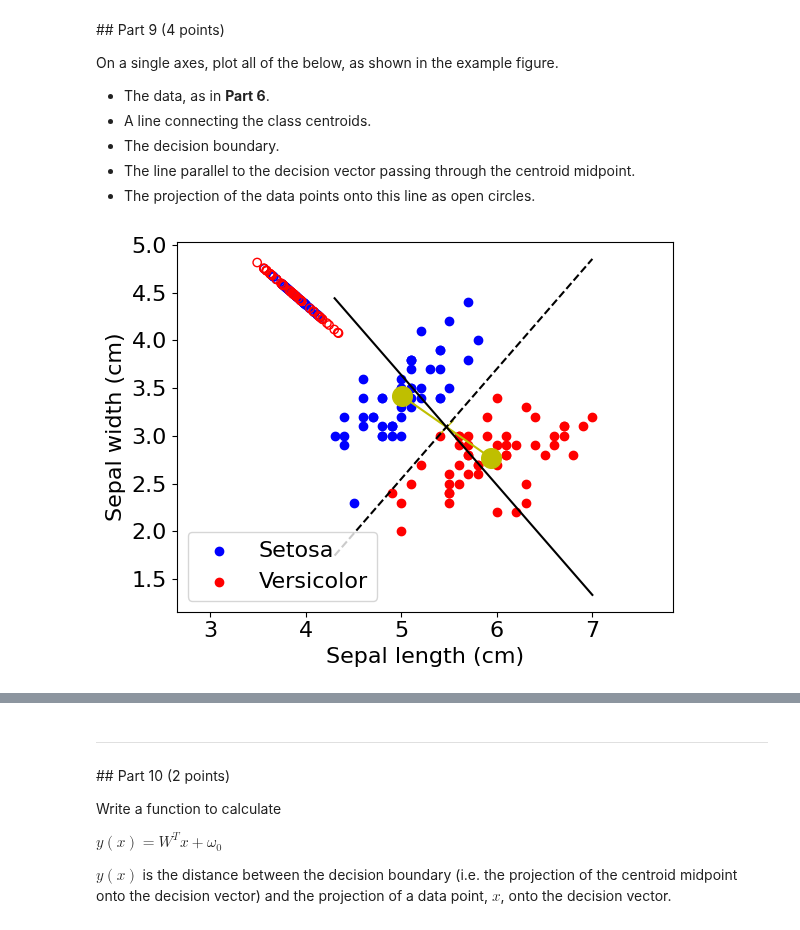
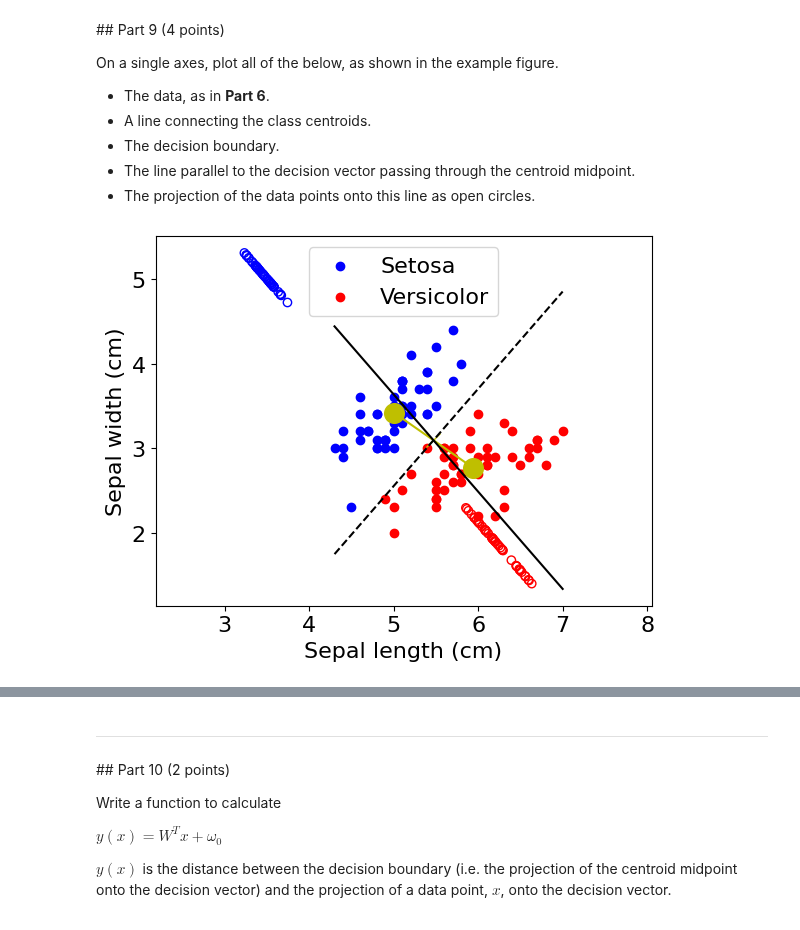
Before and after one commit to Urvi-M/BE559, a Jupyter notebook: Homework3_part1_v1.ipynb, the cells around one changed output, grey strips where cells are left out. Saved outputs shown, nothing was run; the diff lists cells and outputs as text; code cells hidden in the pictures.

```diff
--- a/Homework3_part1_v1.ipynb
+++ b/Homework3_part1_v1.ipynb
@@ -334,32 +339,32 @@ On a single axes, plot all of the below, as shown in the example figure.
 # %%
 plt.scatter(sl[snum==0],sw[snum==0],c='b', label ='Setosa')
 plt.scatter(sl[snum==1],sw[snum==1],c='r', label ='Versicolor')
 plt.scatter(slmx,swmy, c='y',s=200, marker='o')
 plt.scatter(vlmx,vwmy, c='y',s=200, marker='o')
 plt.plot([slmx,vlmx], [swmy, vwmy], 'y')
 
 plt.plot(mx,my,'yx',markersize=10) #, label ='Line connecting class centroids'
 
 x_val = np.linspace(min(sl[0:100]), max(sl[0:100]), 50)
 y_val = decisiony(x_val, W, m)
 # y_proj = proj(sl[0:100],W,m )
 # print(np.shape(y_val))
 y_parl =liney(x_val, W, m)
 plt.plot(x_val, y_val, 'k-')#label='Decision Boundary'
-plt.plot(x_val, y_parl, 'k--') #, label='Line parallel to the Decision Boundary'
+plt.plot(x_val, y_parl, 'k--') #, label='Discriminant vector'
 
 # Calculate the projection of the data points onto the line
-proj_s = proj(np.column_stack([sinvx, sinvy]), W, m)
-proj_v = proj(np.column_stack([-vinvy, -vinvx]), W, m)
+proj_s = proj(np.column_stack([sl[snum==0], sw[snum==0]]), W, m)
+proj_v = proj(np.column_stack([-sl[snum==1],-sw[snum==1]]), W, m)
 
 # 'Projected Points'
 plt.scatter(proj_s[:, 1], proj_s[:, 0], facecolors='none', edgecolors='b')
 plt.scatter(proj_v[:, 1], proj_v[:, 0], facecolors='none', edgecolors='r')
 
 plt.xlabel('Sepal length (cm)')
 plt.ylabel('Sepal width (cm)')
 plt.axis('equal')
 plt.legend()
 plt.show()
 # %% [output]
-[figure, old version]
+[figure, new version]
```
Also changed, not shown: parts of 9 cells of this notebook.
